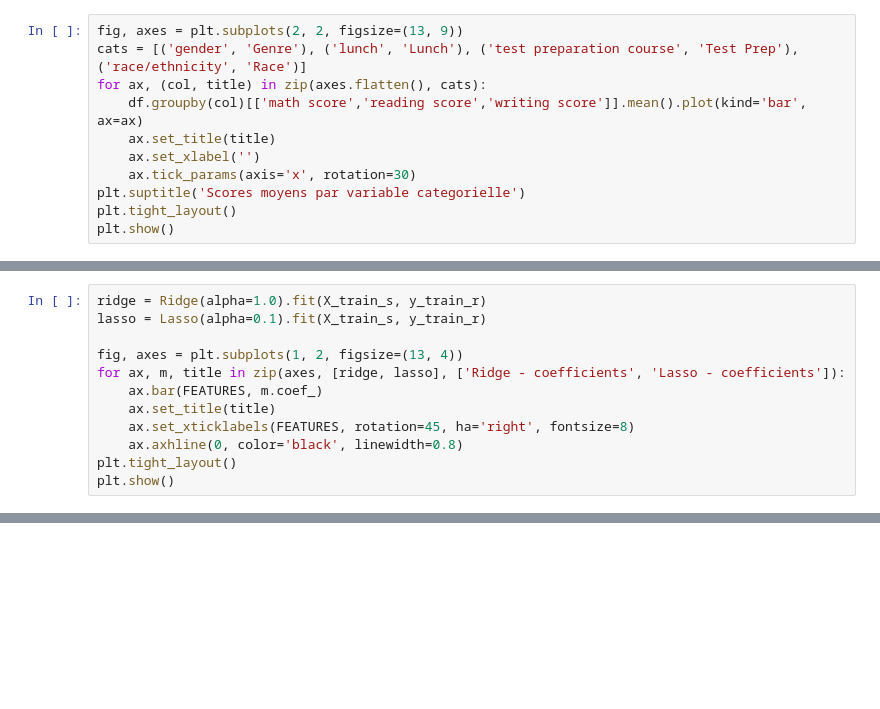
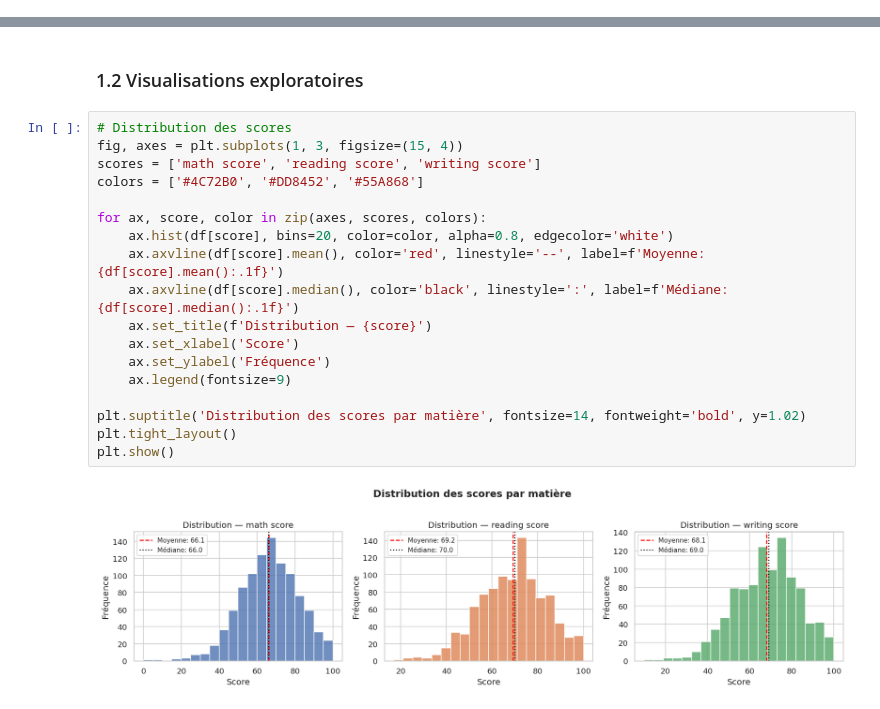
Before and after one commit to Farnane2005/ML-Students-Performance, a Jupyter notebook: ML_StudentsPerformance.ipynb, the cells around one changed output, grey strips where cells are left out. Saved outputs shown, nothing was run; the diff lists cells and outputs as text; blank space fills up the shorter version.

```diff
--- a/ML_StudentsPerformance.ipynb
+++ b/ML_StudentsPerformance.ipynb
@@ -55,11 +0,0 @@ plt.show()
-# %%
-fig, axes = plt.subplots(2, 2, figsize=(13, 9))
-cats = [('gender', 'Genre'), ('lunch', 'Lunch'), ('test preparation course', 'Test Prep'), ('race/ethnicity', 'Race')]
-for ax, (col, title) in zip(axes.flatten(), cats):
-    df.groupby(col)[['math score','reading score','writing score']].mean().plot(kind='bar', ax=ax)
-    ax.set_title(title)
-    ax.set_xlabel('')
-    ax.tick_params(axis='x', rotation=30)
-plt.suptitle('Scores moyens par variable categorielle')
-plt.tight_layout()
-plt.show()
@@ -124,12 +0,0 @@ pd.DataFrame(results_reg).T
-# %%
-ridge = Ridge(alpha=1.0).fit(X_train_s, y_train_r)
-lasso = Lasso(alpha=0.1).fit(X_train_s, y_train_r)
-
-fig, axes = plt.subplots(1, 2, figsize=(13, 4))
-for ax, m, title in zip(axes, [ridge, lasso], ['Ridge - coefficients', 'Lasso - coefficients']):
-    ax.bar(FEATURES, m.coef_)
-    ax.set_title(title)
-    ax.set_xticklabels(FEATURES, rotation=45, ha='right', fontsize=8)
-    ax.axhline(0, color='black', linewidth=0.8)
-plt.tight_layout()
-plt.show()
@@ -404,0 +128,22 @@ print(f'K-Means Silhouette      : {round(silhouette_score(X_viz_s, labels_km), 4
+# %% [markdown]
+### 1.2 Visualisations exploratoires
+# %%
+# Distribution des scores
+fig, axes = plt.subplots(1, 3, figsize=(15, 4))
+scores = ['math score', 'reading score', 'writing score']
+colors = ['#4C72B0', '#DD8452', '#55A868']
+
+for ax, score, color in zip(axes, scores, colors):
+    ax.hist(df[score], bins=20, color=color, alpha=0.8, edgecolor='white')
+    ax.axvline(df[score].mean(), color='red', linestyle='--', label=f'Moyenne: {df[score].mean():.1f}')
+    ax.axvline(df[score].median(), color='black', linestyle=':', label=f'Médiane: {df[score].median():.1f}')
+    ax.set_title(f'Distribution — {score}')
+    ax.set_xlabel('Score')
+    ax.set_ylabel('Fréquence')
+    ax.legend(fontsize=9)
+
+plt.suptitle('Distribution des scores par matière', fontsize=14, fontweight='bold', y=1.02)
+plt.tight_layout()
+plt.show()
+# %% [output]
+[figure, added]
```
Also changed, not shown: parts of 95 cells of this notebook.
